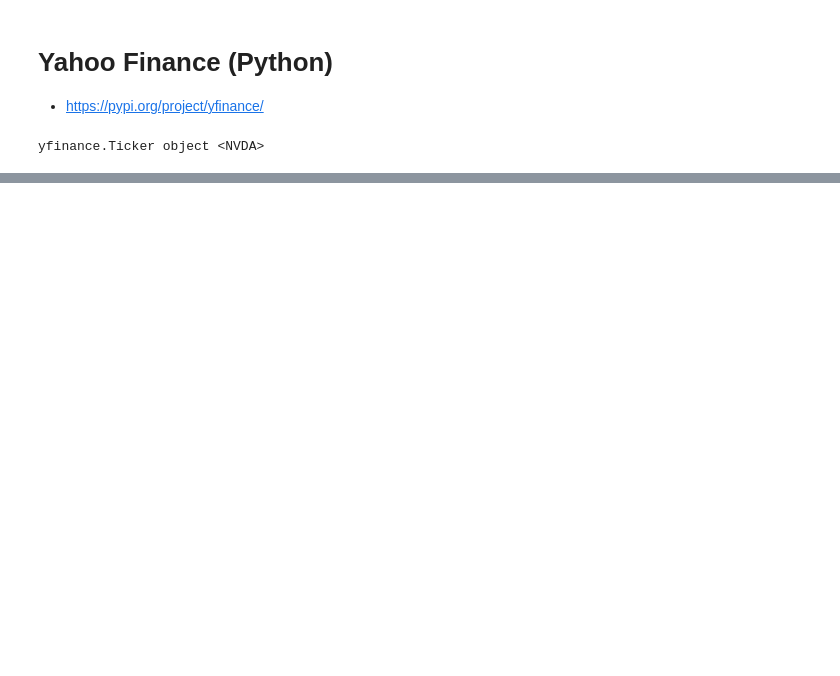
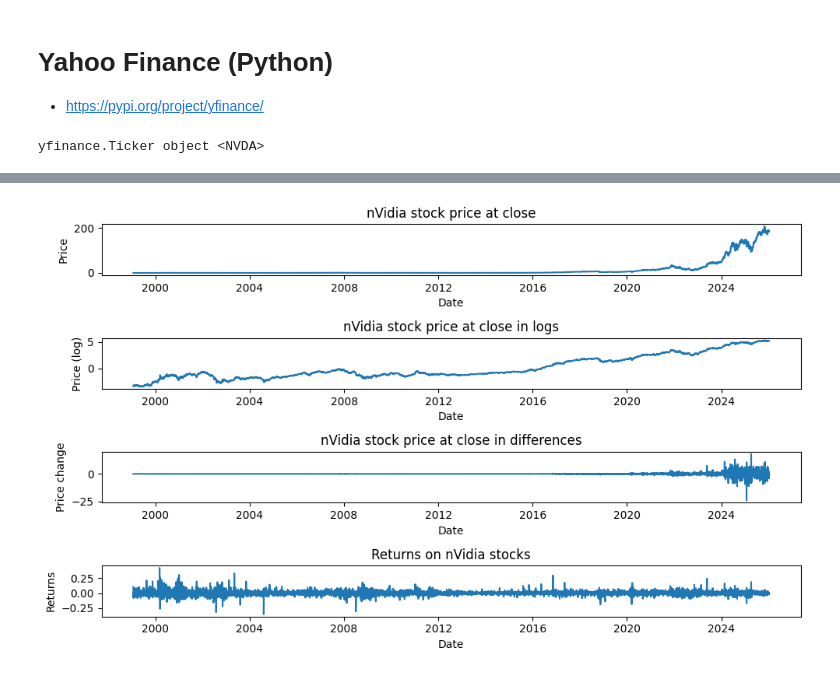
Before and after one commit to tros01/ibm_data_analyst, a Jupyter notebook: py_m5_financial_series_project.ipynb, the cells around one changed output, grey strips where cells are left out. Cells and saved outputs as stored; diff of their text form; code cells hidden in the pictures; blank space fills up the shorter version.

```diff
--- a/py_m5_financial_series_project.ipynb
+++ b/py_m5_financial_series_project.ipynb
@@ -46,0 +117,36 @@ nvidia_df.tail()
+# %%
+# Plot the price at close
+plt.figure(figsize = (10, 6))
+
+plt.subplot(411)
+plt.plot(nvidia_df.date, nvidia_df.close)
+
+plt.title("nVidia stock price at close")
+plt.xlabel("Date")
+plt.ylabel("Price")
+
+plt.subplot(412)
+plt.plot(nvidia_df.date, np.log(nvidia_df.close))
+
+plt.title("nVidia stock price at close in logs")
+plt.xlabel("Date")
+plt.ylabel("Price (log)")
+
+plt.subplot(413)
+plt.plot(nvidia_df.date, nvidia_df.close - nvidia_df.close.shift(1))
+
+plt.title("nVidia stock price at close in differences")
+plt.xlabel("Date")
+plt.ylabel("Price change")
+
+plt.subplot(414)
+plt.plot(nvidia_df.date, (nvidia_df.close - nvidia_df.close.shift(1)) / nvidia_df.close.shift(1))
+
+plt.title("Returns on nVidia stocks")
+plt.xlabel("Date")
+plt.ylabel("Returns")
+
+plt.tight_layout()
+plt.show()
+# %% [output]
+[figure, added]
```
Also changed, not shown: parts of 11 cells of this notebook.
